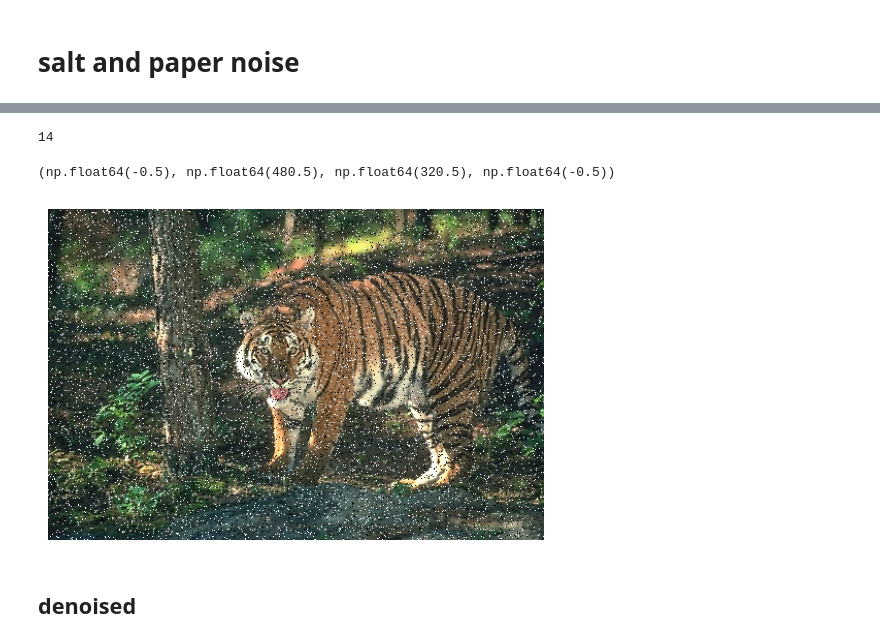
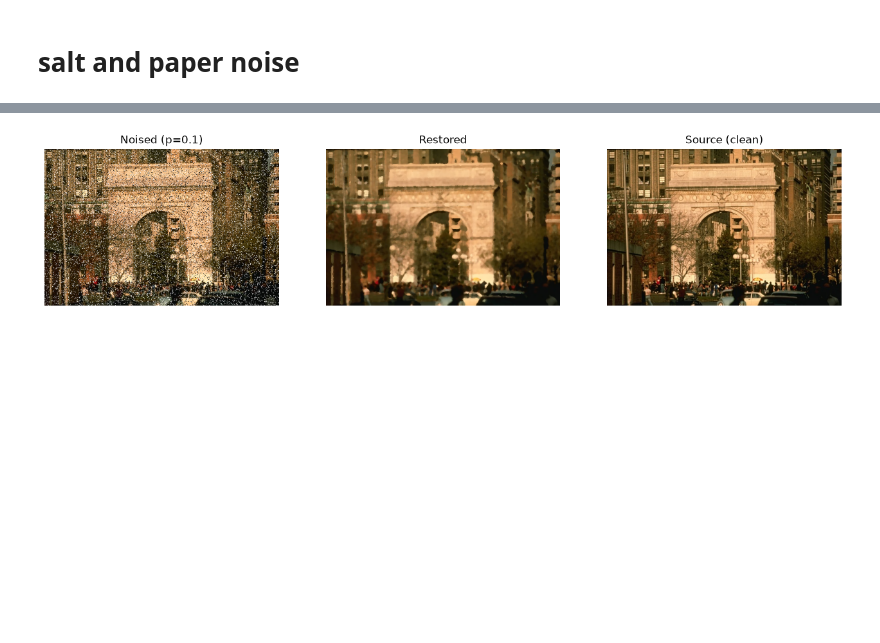
Before and after one commit to chaosmagnvm/Image-auto-denoising, a Jupyter notebook: notebooks/denoise_snp.ipynb, the cells around one changed output, grey strips where cells are left out. Saved outputs shown, nothing was run; the diff lists cells and outputs as text; code cells hidden in the pictures; blank space fills up the shorter version.

```diff
--- a/notebooks/denoise_snp.ipynb
+++ b/notebooks/denoise_snp.ipynb
@@ -48,21 +71,33 @@ plt.axis("off")
 # %%
 import numpy as np
 import cv2
 import matplotlib.pyplot as plt
 import dss.filters as f
-import random
+import dss.detector as d
 
-pic = 14
-print(pic)
+pic = 27
 img = cv2.imread(f"../noise_gauss/original_png/00{pic}.png")
-img = f.snp_noise(img, p= 0.05)
+img = f.snp_noise(img, p= 0.1)
+
+fig, axes = plt.subplots(1, 3, figsize = (16, 10))
+
+denoised = f.denoiser_snp(img, d.snp_noise_detector(img))
+rgb_denoised = cv2.cvtColor(denoised, cv2.COLOR_BGR2RGB)
 
 rgb = cv2.cvtColor(img, cv2.COLOR_BGR2RGB)
-plt.imshow(rgb)
-plt.axis("off")
+
+axes[0].imshow(rgb)
+axes[0].set_title("Noised (p=0.1)")
+axes[0].axis("off")
+
+axes[1].imshow(rgb_denoised)
+axes[1].set_title("Restored")
+axes[1].axis("off")
+
+src = cv2.imread(f"../noise_gauss/original_png/00{pic}.png")
+rgb_clean = cv2.cvtColor(src, cv2.COLOR_BGR2RGB)
+axes[2].imshow(rgb_clean)
+axes[2].set_title("Source (clean)")
+axes[2].axis("off");
 # %% [output]
-14
-(np.float64(-0.5), np.float64(480.5), np.float64(320.5), np.float64(-0.5))
-[figure, old version]
+[figure, new version]
-# %% [markdown]
-## denoised
```
Also changed, not shown: parts of 11 cells of this notebook, 2 other files.
